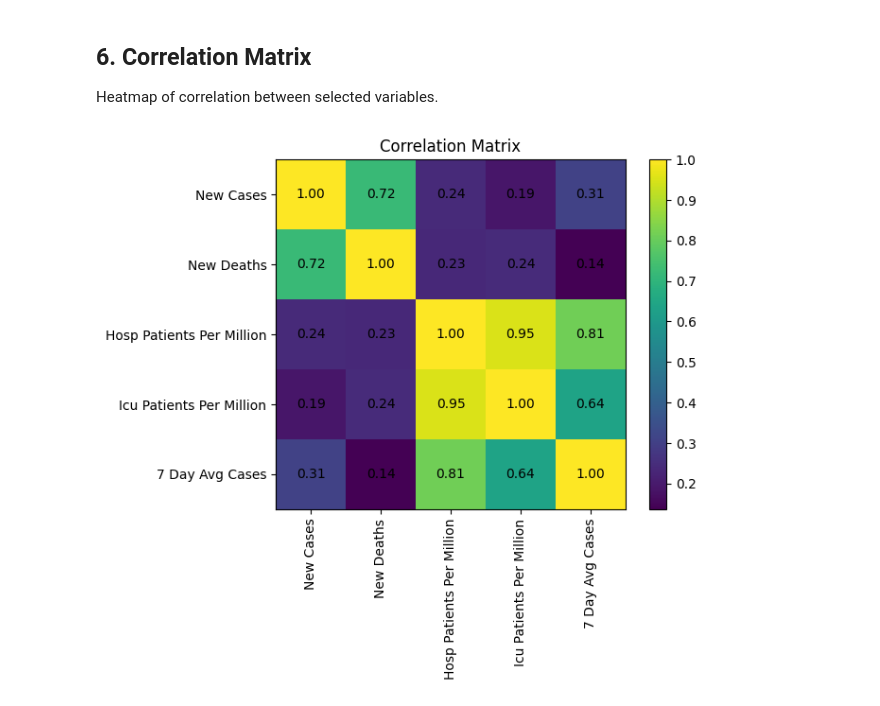
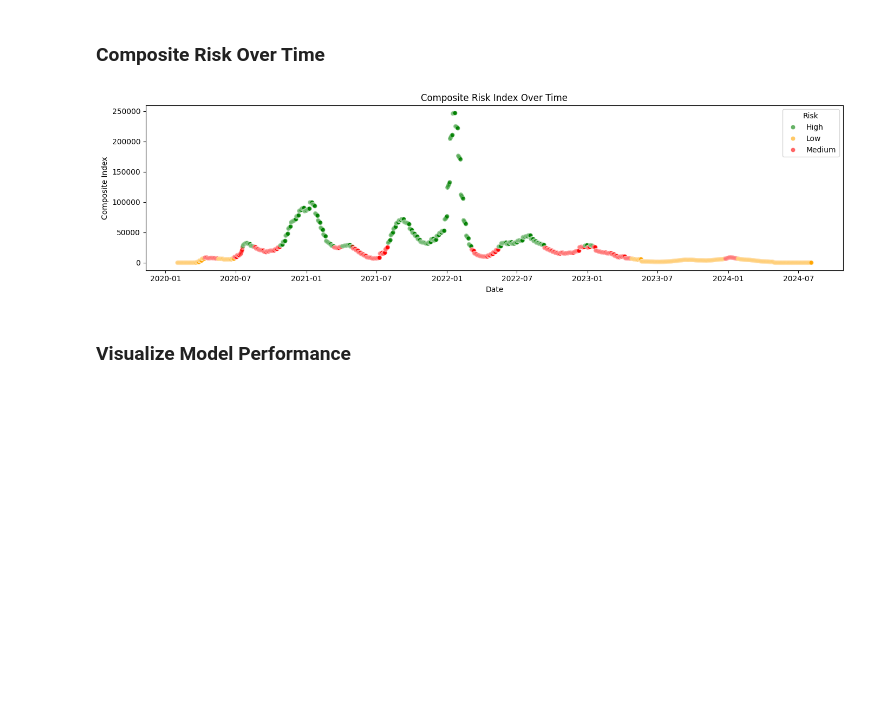
Before and after one commit to marshallhm1/DataScienceProject, a Jupyter notebook: notebooks/4_visualization.ipynb, the cells around one changed output. Saved outputs shown, nothing was run; the diff lists cells and outputs as text; code cells hidden in the pictures; blank space fills up the shorter version.

```diff
--- a/notebooks/4_visualization.ipynb
+++ b/notebooks/4_visualization.ipynb
@@ -113,18 +112,17 @@ for x, y in pairs:
-# %% [markdown]
-## 6. Correlation Matrix
-Heatmap of correlation between selected variables.
-# %%
-vars = ['new_cases', 'new_deaths', 'hosp_patients_per_million', 'icu_patients_per_million', '7_day_avg_cases']
-corr = df[vars].corr()
-plt.figure()
-im = plt.imshow(corr, interpolation='nearest')
-plt.title('Correlation Matrix')
-plt.colorbar(im)
-plt.xticks(range(len(vars)), [v.replace('_',' ').title() for v in vars], rotation=90)
-plt.yticks(range(len(vars)), [v.replace('_',' ').title() for v in vars])
-for i in range(len(vars)):
-    for j in range(len(vars)):
-        plt.text(j, i, f'{corr.iat[i,j]:.2f}', ha='center', va='center')
-plt.show()
-# %% [output]
-[figure, removed]
+# %% [markdown]
+### Composite Risk Over Time
+# %%
+plt.figure(figsize=(14,4))
+sns.scatterplot(
+    data=df, x='date', y='composite_index',
+    hue='risk_label', palette=['green','orange','red'],
+    alpha=0.6
+)
+plt.title('Composite Risk Index Over Time')
+plt.xlabel('Date'); plt.ylabel('Composite Index')
+plt.legend(title='Risk'); plt.tight_layout()
+plt.show()
+# %% [output]
+[figure, added]
+# %% [markdown]
+### Visualize Model Performance
```
Also changed, not shown: parts of 28 cells of this notebook, 3 other files.
